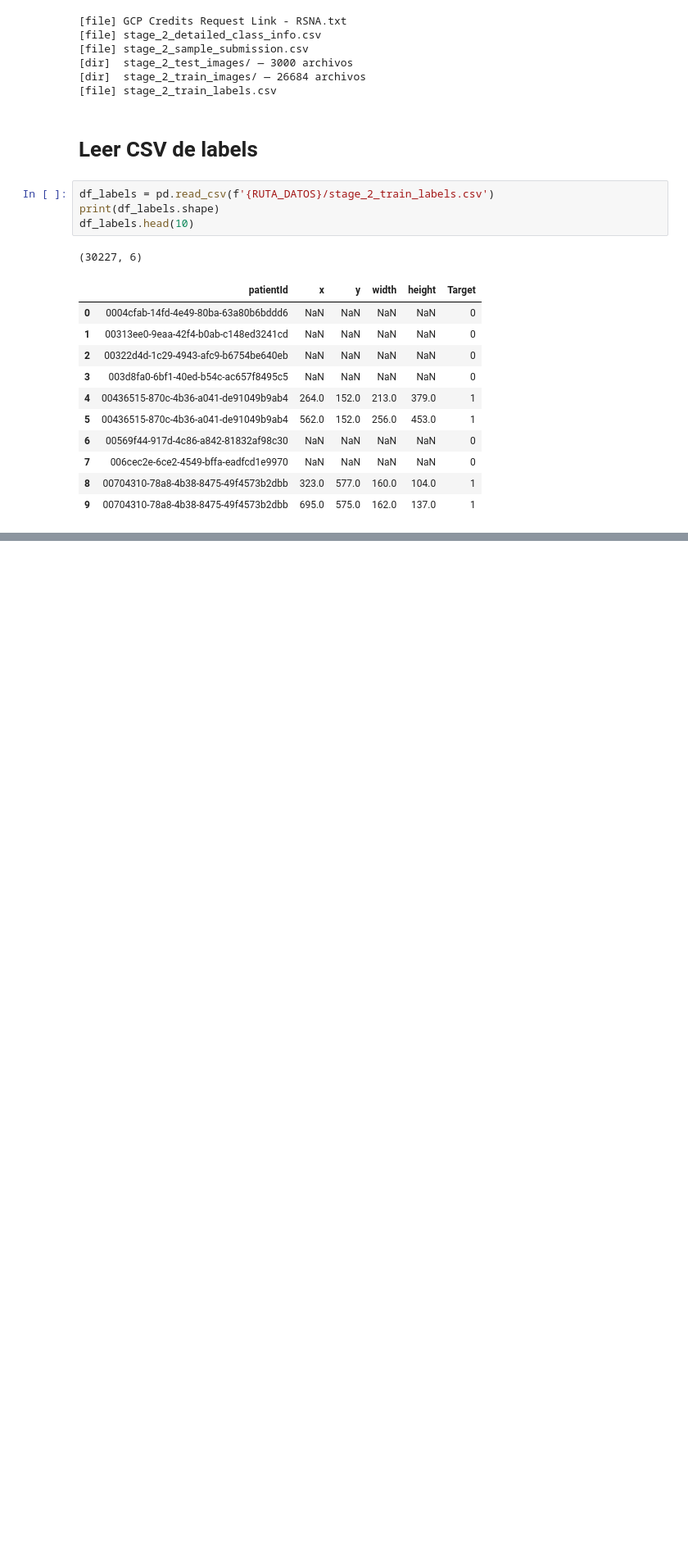
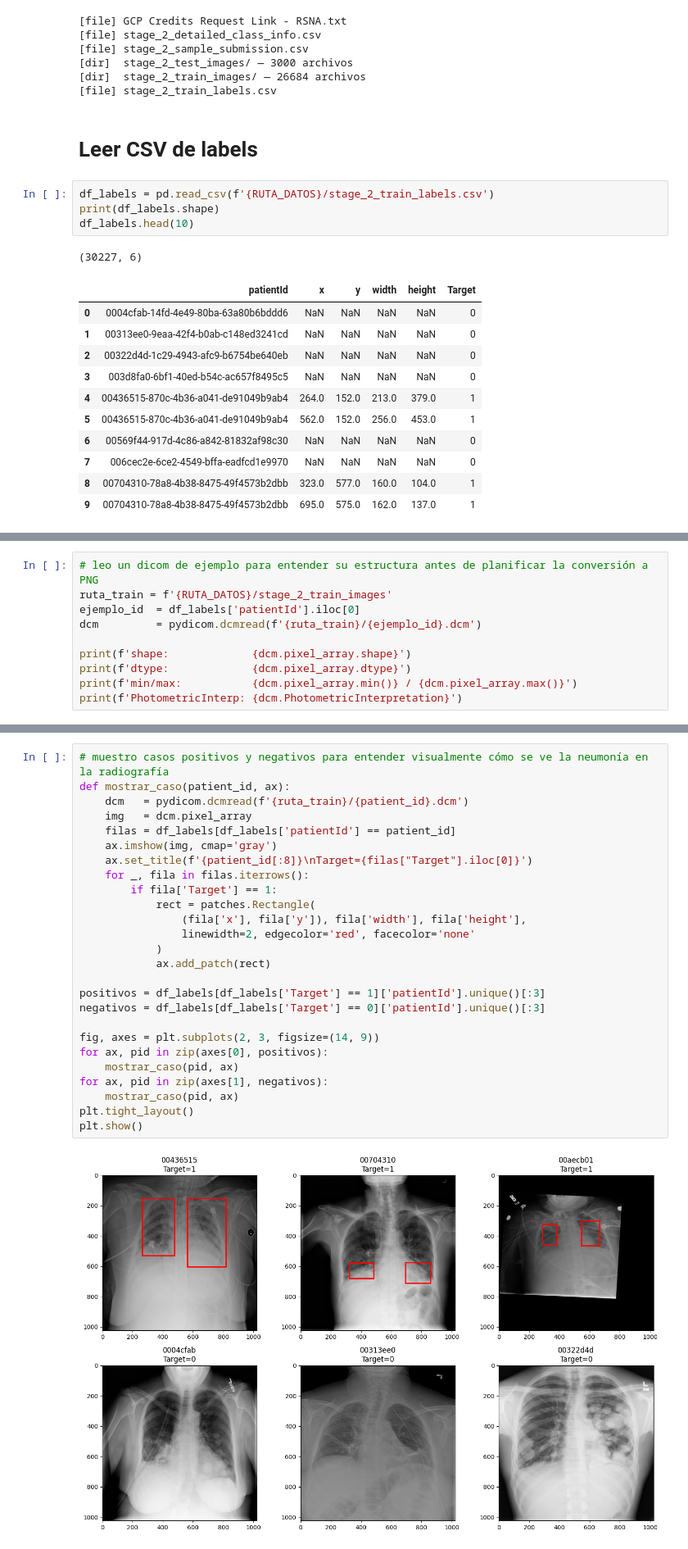
Before and after one commit to franciscofdzfer/RSNAPneumonia, a Jupyter notebook: rsnapneumoniadetection.ipynb, the cells around one changed output, grey strips where cells are left out. Shown at 82% size. Cells and saved outputs as stored; diff of their text form; blank space fills up the shorter version.

```diff
--- a/rsnapneumoniadetection.ipynb
+++ b/rsnapneumoniadetection.ipynb
@@ -94,0 +117,10 @@ df_labels.head(10)
+# %%
+# leo un dicom de ejemplo para entender su estructura antes de planificar la conversión a PNG
+ruta_train = f'{RUTA_DATOS}/stage_2_train_images'
+ejemplo_id  = df_labels['patientId'].iloc[0]
+dcm         = pydicom.dcmread(f'{ruta_train}/{ejemplo_id}.dcm')
+
+print(f'shape:             {dcm.pixel_array.shape}')
+print(f'dtype:             {dcm.pixel_array.dtype}')
+print(f'min/max:           {dcm.pixel_array.min()} / {dcm.pixel_array.max()}')
+print(f'PhotometricInterp: {dcm.PhotometricInterpretation}')
@@ -94,0 +140,28 @@ df_labels.head(10)
+# %%
+# muestro casos positivos y negativos para entender visualmente cómo se ve la neumonía en la radiografía
+def mostrar_caso(patient_id, ax):
+    dcm   = pydicom.dcmread(f'{ruta_train}/{patient_id}.dcm')
+    img   = dcm.pixel_array
+    filas = df_labels[df_labels['patientId'] == patient_id]
+    ax.imshow(img, cmap='gray')
+    ax.set_title(f'{patient_id[:8]}\nTarget={filas["Target"].iloc[0]}')
+    for _, fila in filas.iterrows():
+        if fila['Target'] == 1:
+            rect = patches.Rectangle(
+                (fila['x'], fila['y']), fila['width'], fila['height'],
+                linewidth=2, edgecolor='red', facecolor='none'
+            )
+            ax.add_patch(rect)
+
+positivos = df_labels[df_labels['Target'] == 1]['patientId'].unique()[:3]
+negativos = df_labels[df_labels['Target'] == 0]['patientId'].unique()[:3]
+
+fig, axes = plt.subplots(2, 3, figsize=(14, 9))
+for ax, pid in zip(axes[0], positivos):
+    mostrar_caso(pid, ax)
+for ax, pid in zip(axes[1], negativos):
+    mostrar_caso(pid, ax)
+plt.tight_layout()
+plt.show()
+# %% [output]
+[figure, added]
```
Also changed, not shown: parts of 16 cells of this notebook.
